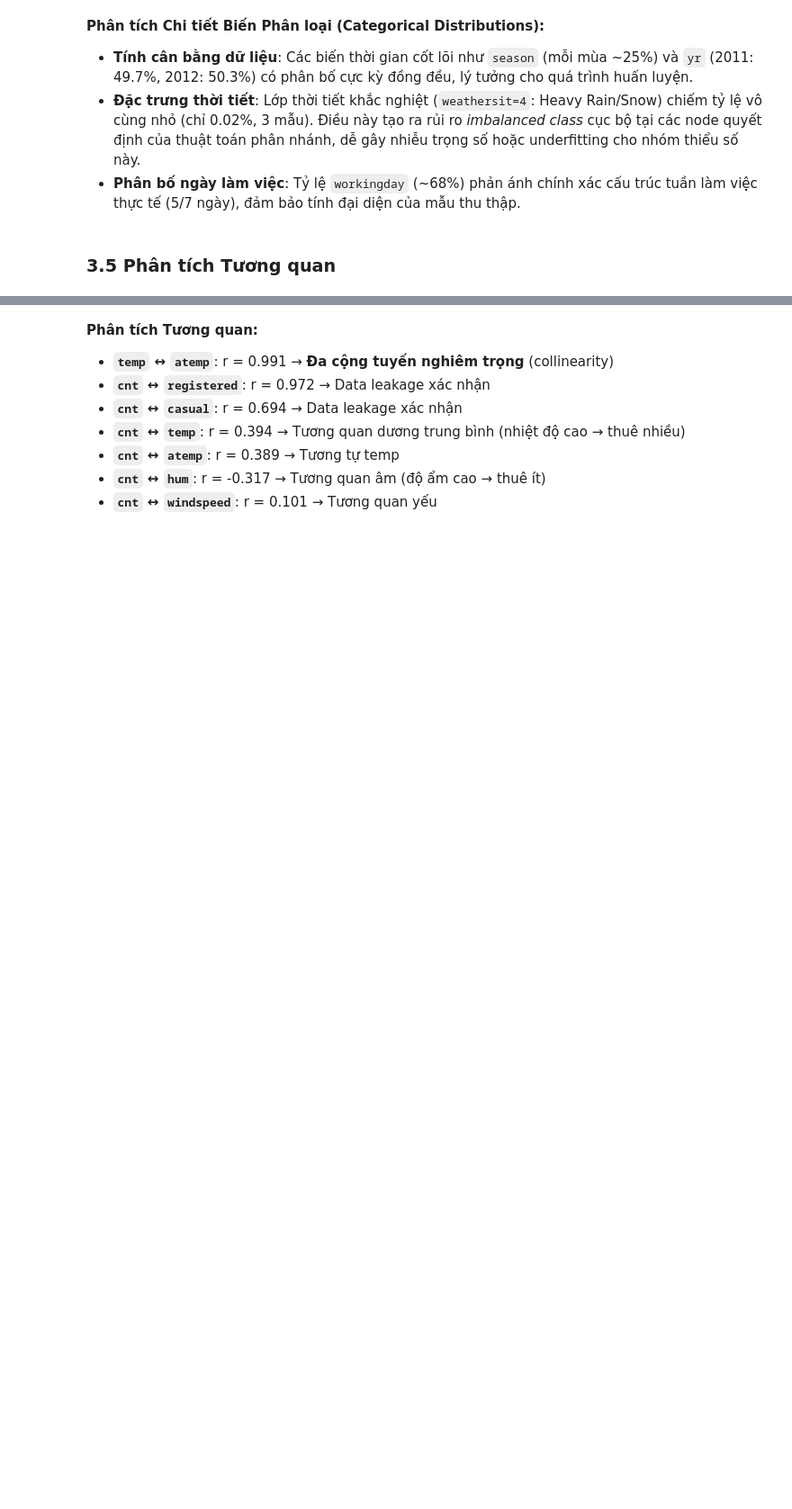
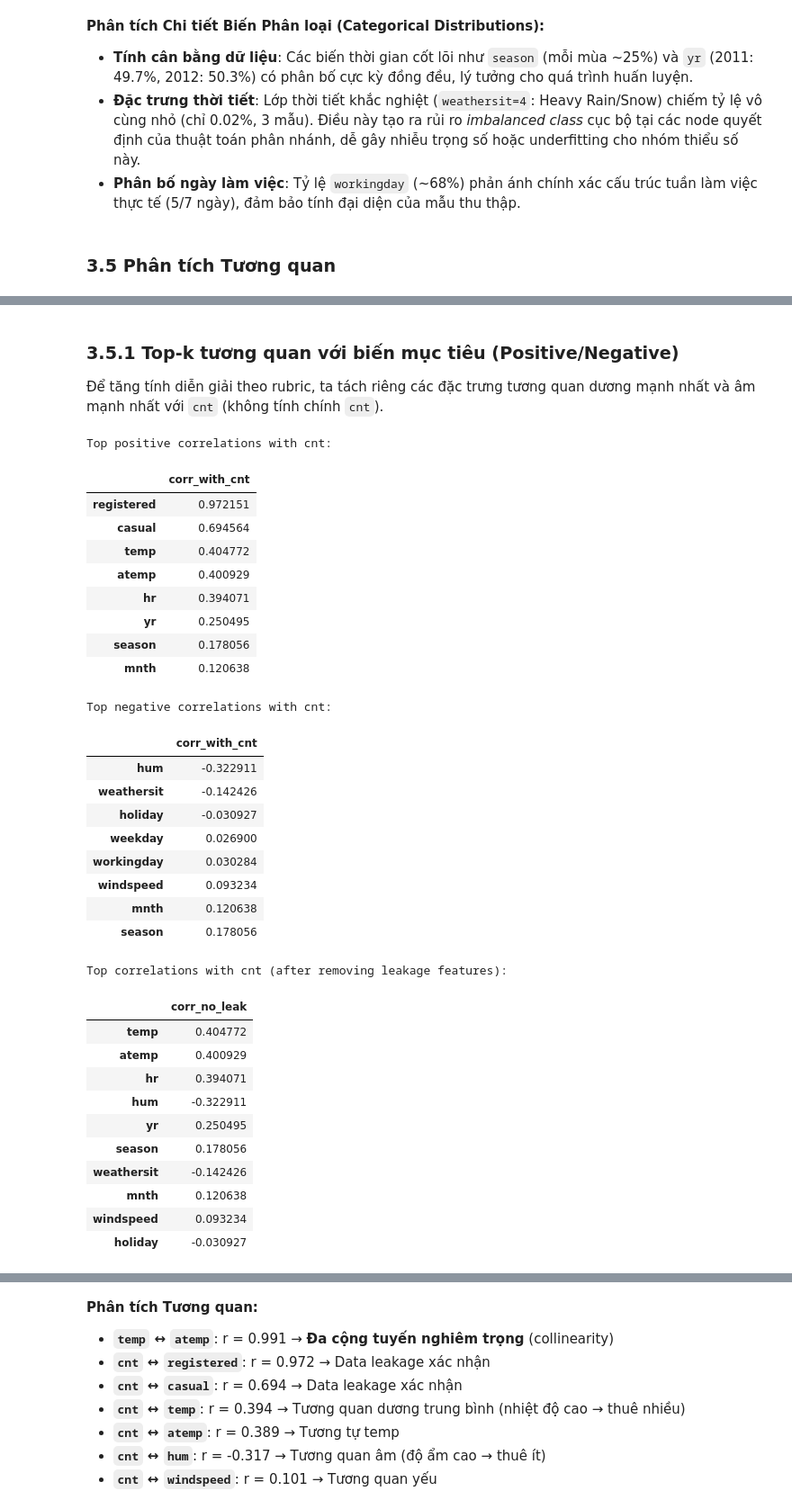
Before and after one commit to nh-atuan/supervised-learning-project, a Jupyter notebook: code/Part1_Regression/data/01_eda.ipynb, the cells around one changed output, grey strips where cells are left out. Shown at 90% size. Saved outputs shown, nothing was run; the diff lists cells and outputs as text; code cells hidden in the pictures; blank space fills up the shorter version.

```diff
--- a/code/Part1_Regression/data/01_eda.ipynb
+++ b/code/Part1_Regression/data/01_eda.ipynb
@@ -652,3 +652,57 @@ Top Correlations with Target (cnt)
   atemp       :  0.401
   hum         : -0.323
   windspeed   :  0.093
+# %% [markdown]
+### 3.5.1 Top-k tương quan với biến mục tiêu (Positive/Negative)
+
+Để tăng tính diễn giải theo rubric, ta tách riêng các đặc trưng tương quan dương mạnh nhất và âm mạnh nhất với `cnt` (không tính chính `cnt`).
+# %%
+# Top-k positive/negative correlations with target
+corr_target_full = df.drop(columns=VARS_DROP).corr(numeric_only=True)['cnt'].drop('cnt')
+
+top_positive = corr_target_full.sort_values(ascending=False).head(8)
+top_negative = corr_target_full.sort_values(ascending=True).head(8)
+
+print('Top positive correlations with cnt:')
+display(top_positive.to_frame(name='corr_with_cnt'))
+
+print('\nTop negative correlations with cnt:')
+display(top_negative.to_frame(name='corr_with_cnt'))
+
+# Correlation without leakage variables for model-focused interpretation
+corr_target_no_leak = df.drop(columns=VARS_DROP + VARS_LEAKAGE).corr(numeric_only=True)['cnt'].drop('cnt')
+print('\nTop correlations with cnt (after removing leakage features):')
+display(corr_target_no_leak.sort_values(key=abs, ascending=False).head(10).to_frame(name='corr_no_leak'))
+# %% [output]
+Top positive correlations with cnt:
+|  | corr_with_cnt |
+| registered | 0.972151 |
+| casual | 0.694564 |
+| temp | 0.404772 |
+| atemp | 0.400929 |
+| hr | 0.394071 |
+| yr | 0.250495 |
+| season | 0.178056 |
+| mnth | 0.120638 |
+Top negative correlations with cnt:
+|  | corr_with_cnt |
+| hum | -0.322911 |
+| weathersit | -0.142426 |
+| holiday | -0.030927 |
+| weekday | 0.026900 |
+| workingday | 0.030284 |
+| windspeed | 0.093234 |
+| mnth | 0.120638 |
+| season | 0.178056 |
+Top correlations with cnt (after removing leakage features):
+|  | corr_no_leak |
+| temp | 0.404772 |
+| atemp | 0.400929 |
+| hr | 0.394071 |
+| hum | -0.322911 |
+| yr | 0.250495 |
+| season | 0.178056 |
+| weathersit | -0.142426 |
+| mnth | 0.120638 |
+| windspeed | 0.093234 |
+| holiday | -0.030927 |
```
Also changed, not shown: parts of 18 cells of this notebook, 2 other files.
